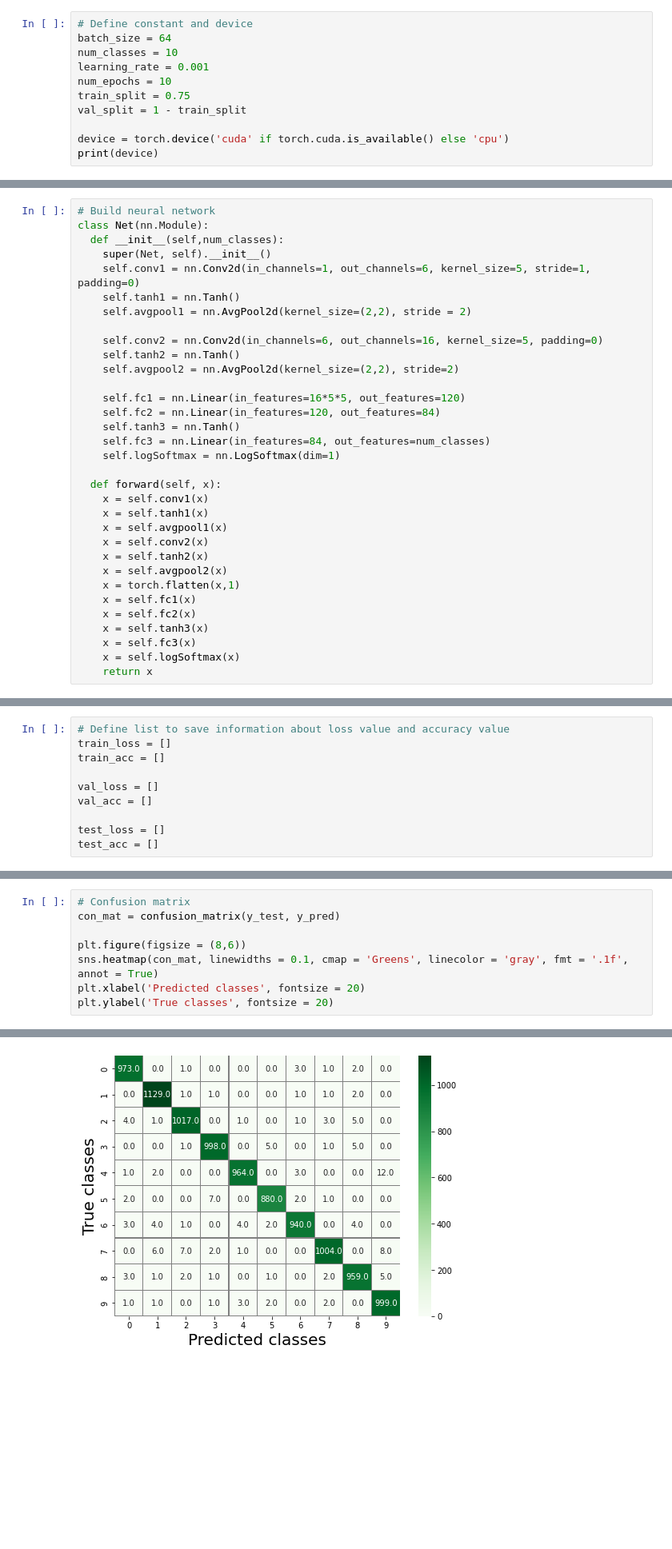
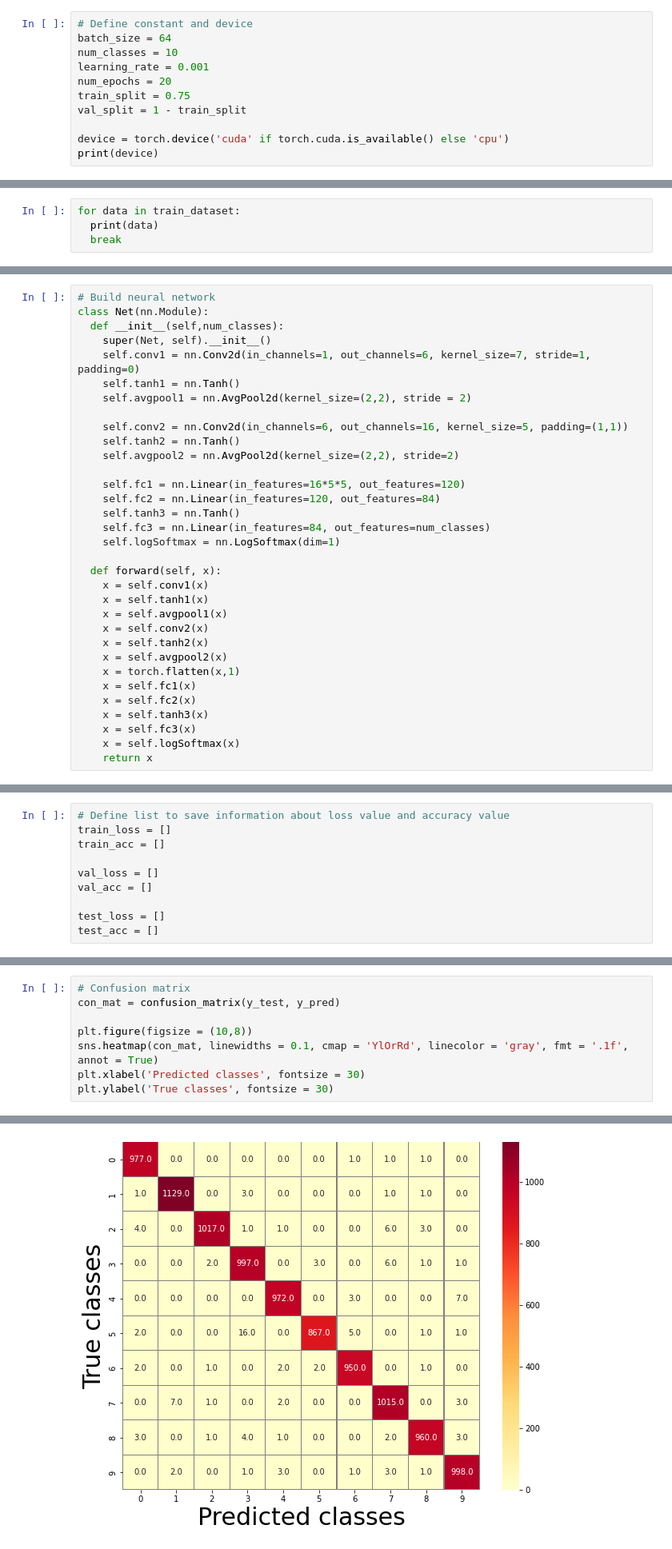
Before and after one commit to NguyenLoi851/RecognizeHandwrittenDigits, a Jupyter notebook: Lenet5_Pytorch_Master.ipynb, the cells around one changed output, grey strips where cells are left out. Shown at 80% size. Drawn from its saved outputs; the diff is of its cells as text; blank space fills up the shorter version.

Commit message:
Change kernel size and visual weight

```diff
--- a/Lenet5_Pytorch_Master.ipynb
+++ b/Lenet5_Pytorch_Master.ipynb
@@ -32,7 +32,7 @@ from torch.nn.modules import padding
 batch_size = 64
 num_classes = 10
 learning_rate = 0.001
-num_epochs = 10
+num_epochs = 20
 train_split = 0.75
 val_split = 1 - train_split
 
@@ -65,0 +50,4 @@ Extracting ./data/MNIST/raw/t10k-labels-idx1-ubyte.gz to ./data/MNIST/raw
+# %%
+for data in train_dataset:
+  print(data)
+  break
@@ -147,11 +175,11 @@ for i in range(15):
 class Net(nn.Module):
   def __init__(self,num_classes):
     super(Net, self).__init__()
-    self.conv1 = nn.Conv2d(in_channels=1, out_channels=6, kernel_size=5, stride=1, padding=0)
+    self.conv1 = nn.Conv2d(in_channels=1, out_channels=6, kernel_size=7, stride=1, padding=0)
     self.tanh1 = nn.Tanh()
     self.avgpool1 = nn.AvgPool2d(kernel_size=(2,2), stride = 2)
 
-    self.conv2 = nn.Conv2d(in_channels=6, out_channels=16, kernel_size=5, padding=0)
+    self.conv2 = nn.Conv2d(in_channels=6, out_channels=16, kernel_size=5, padding=(1,1))
     self.tanh2 = nn.Tanh()
     self.avgpool2 = nn.AvgPool2d(kernel_size=(2,2), stride=2)
 
@@ -331,8 +363,8 @@ Accuracy of the network on the 10000 test images: 98.63 %
 # Confusion matrix
 con_mat = confusion_matrix(y_test, y_pred)
 
-plt.figure(figsize = (8,6))
-sns.heatmap(con_mat, linewidths = 0.1, cmap = 'Greens', linecolor = 'gray', fmt = '.1f', annot = True)
-plt.xlabel('Predicted classes', fontsize = 20)
-plt.ylabel('True classes', fontsize = 20)
+plt.figure(figsize = (10,8))
+sns.heatmap(con_mat, linewidths = 0.1, cmap = 'YlOrRd', linecolor = 'gray', fmt = '.1f', annot = True)
+plt.xlabel('Predicted classes', fontsize = 30)
+plt.ylabel('True classes', fontsize = 30)
 # %% [output]
@@ -340,4 +372,4 @@ Text(51.0, 0.5, 'True classes')
-[figure, old version]
+[figure, new version]
 # %%
 # Visual test data shape
 examples = enumerate(test_dataloader)
```
Also changed, not shown: parts of 12 cells of this notebook.
